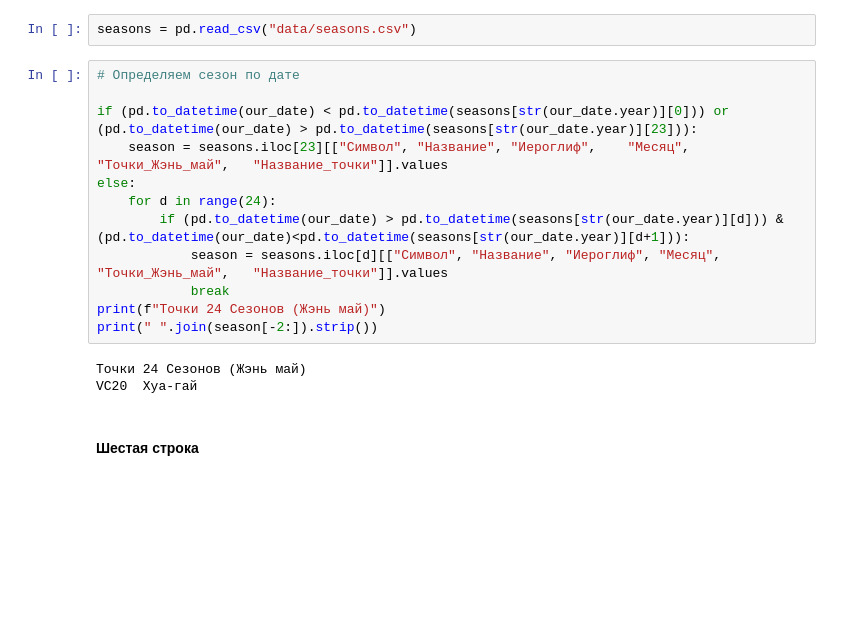
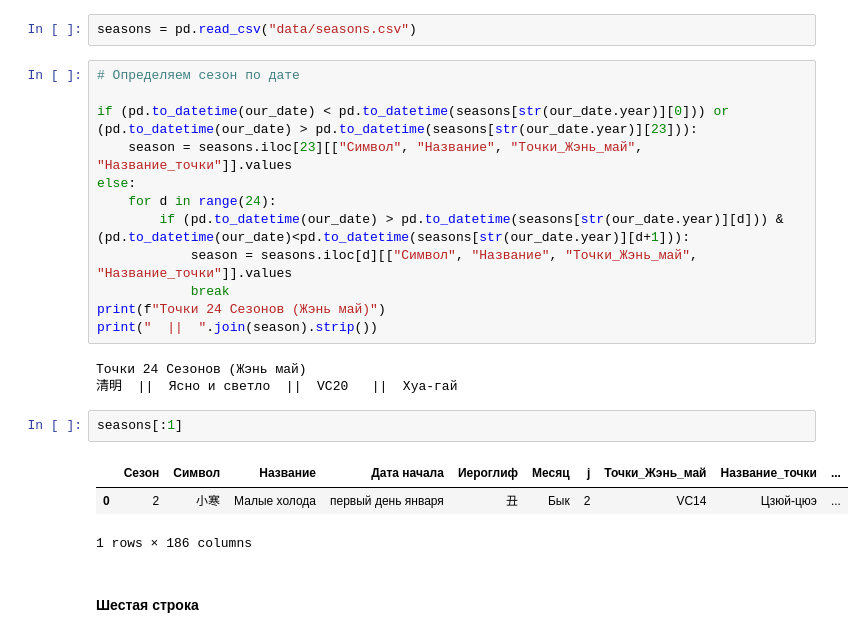
Before and after one commit to Sonnenbergenfluganschluss/BaZi, a Jupyter notebook: app.ipynb, the cells around one changed output. Drawn from its saved outputs; the diff is of its cells as text; blank space fills up the shorter version.

```diff
--- a/app.ipynb
+++ b/app.ipynb
@@ -341,17 +325,23 @@ seasons = pd.read_csv("data/seasons.csv")
 # Определяем сезон по дате
 
 if (pd.to_datetime(our_date) < pd.to_datetime(seasons[str(our_date.year)][0])) or (pd.to_datetime(our_date) > pd.to_datetime(seasons[str(our_date.year)][23])):
-    season = seasons.iloc[23][["Символ", "Название", "Иероглиф",	"Месяц", "Точки_Жэнь_май",	"Название_точки"]].values
+    season = seasons.iloc[23][["Символ", "Название", "Точки_Жэнь_май",	"Название_точки"]].values
 else:
     for d in range(24):
         if (pd.to_datetime(our_date) > pd.to_datetime(seasons[str(our_date.year)][d])) & (pd.to_datetime(our_date)<pd.to_datetime(seasons[str(our_date.year)][d+1])):
-            season = seasons.iloc[d][["Символ", "Название", "Иероглиф",	"Месяц", "Точки_Жэнь_май",	"Название_точки"]].values
+            season = seasons.iloc[d][["Символ", "Название", "Точки_Жэнь_май",	"Название_точки"]].values
             break
 print(f"Точки 24 Сезонов (Жэнь май)")
-print(" ".join(season[-2:]).strip())
+print("  ||  ".join(season).strip())
 # %% [output]
 Точки 24 Сезонов (Жэнь май)
-VC20  Хуа-гай
+清明  ||  Ясно и светло  ||  VC20   ||  Хуа-гай
+# %%
+seasons[:1]
+# %% [output]
+|  | Сезон | Символ | Название | Дата начала | Иероглиф | Месяц | j | Точки_Жэнь_май | Название_точки | ... |
+| 0 | 2 | 小寒 | Малые холода | первый день января | 丑 | Бык | 2 | VC14 | Цзюй-цюэ | ... |
+1 rows × 186 columns
 # %% [markdown]
 #### Шестая строка
 # %%
```
Also changed, not shown: parts of 20 cells of this notebook.
